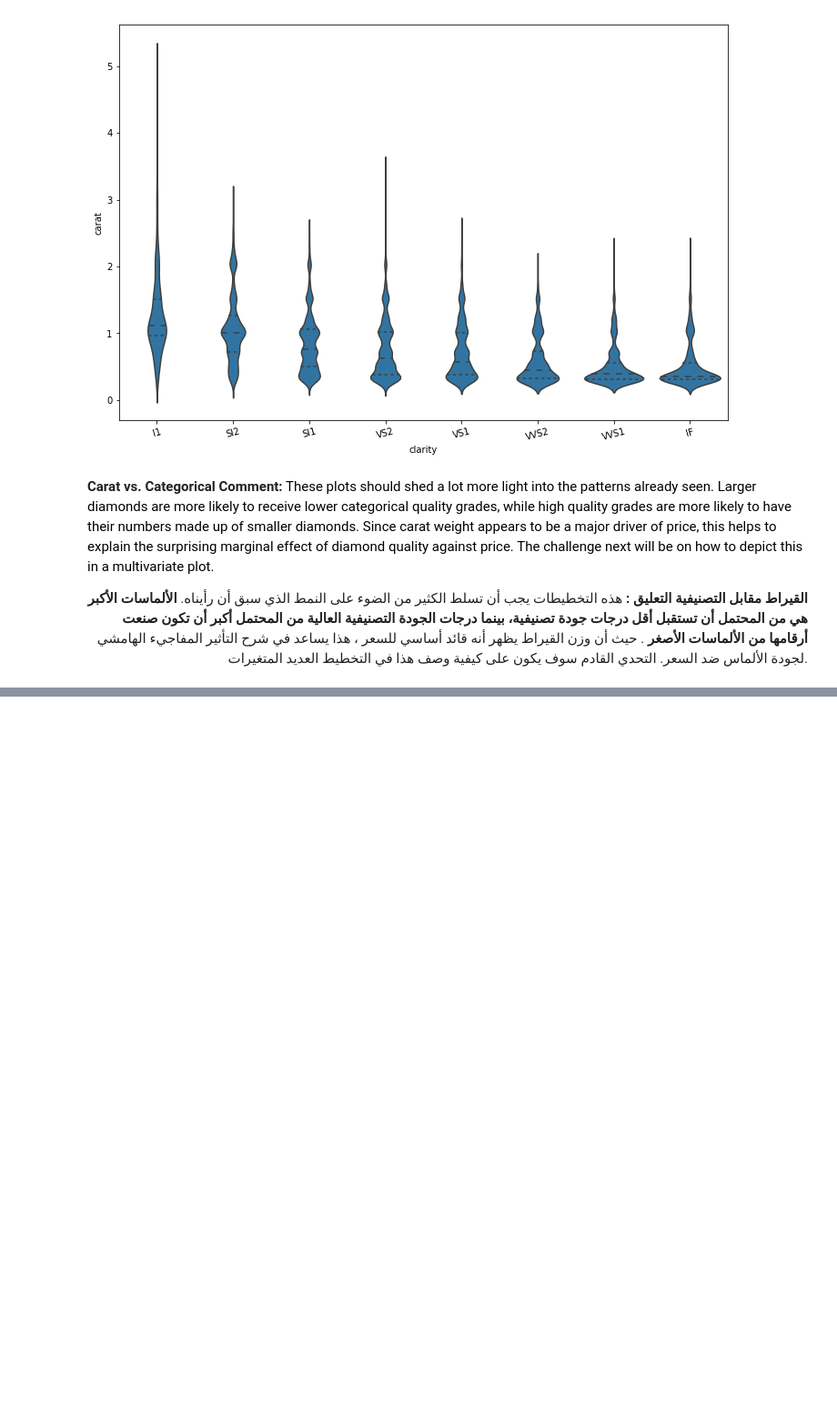
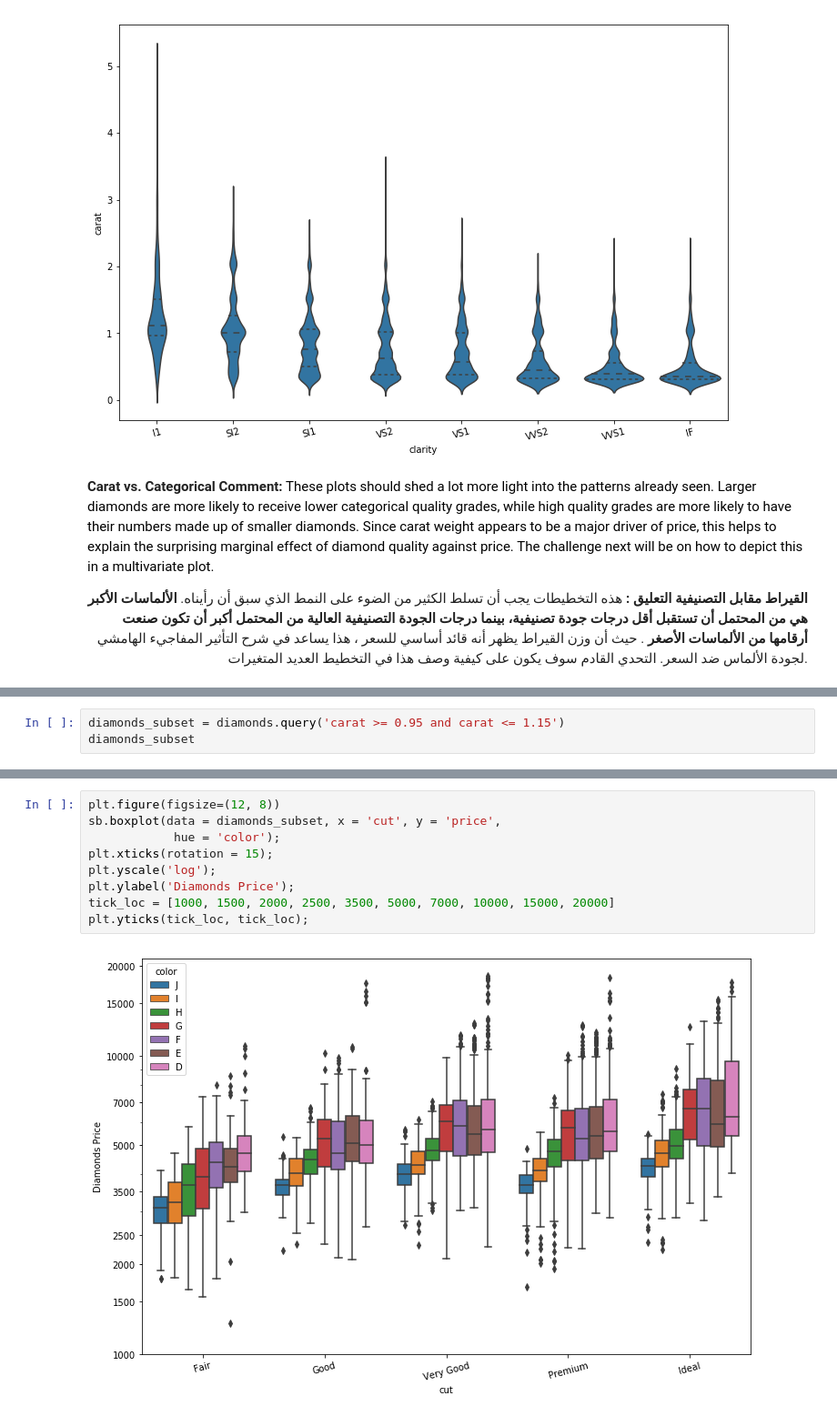
Before and after one commit to iRaied/Diamond-Pricing, a Jupyter notebook: Diamond_Project.ipynb, the cells around one changed output, grey strips where cells are left out. Shown at 91% size. Drawn from its saved outputs; the diff is of its cells as text; blank space fills up the shorter version.

```diff
--- a/Diamond_Project.ipynb
+++ b/Diamond_Project.ipynb
@@ -384,0 +424,3 @@ plt.xticks(rotation = 15);
+# %%
+diamonds_subset = diamonds.query('carat >= 0.95 and carat <= 1.15')
+diamonds_subset
@@ -384,0 +446,11 @@ plt.xticks(rotation = 15);
+# %%
+plt.figure(figsize=(12, 8))
+sb.boxplot(data = diamonds_subset, x = 'cut', y = 'price',
+            hue = 'color');
+plt.xticks(rotation = 15);
+plt.yscale('log');
+plt.ylabel('Diamonds Price');
+tick_loc = [1000, 1500, 2000, 2500, 3500, 5000, 7000, 10000, 15000, 20000]
+plt.yticks(tick_loc, tick_loc);
+# %% [output]
+[figure, added]
```
Also changed, not shown: parts of 9 cells of this notebook.
